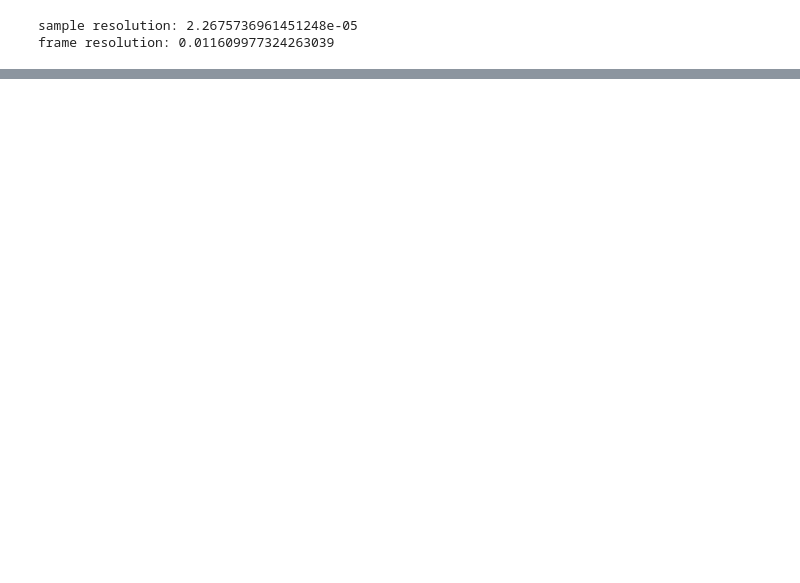
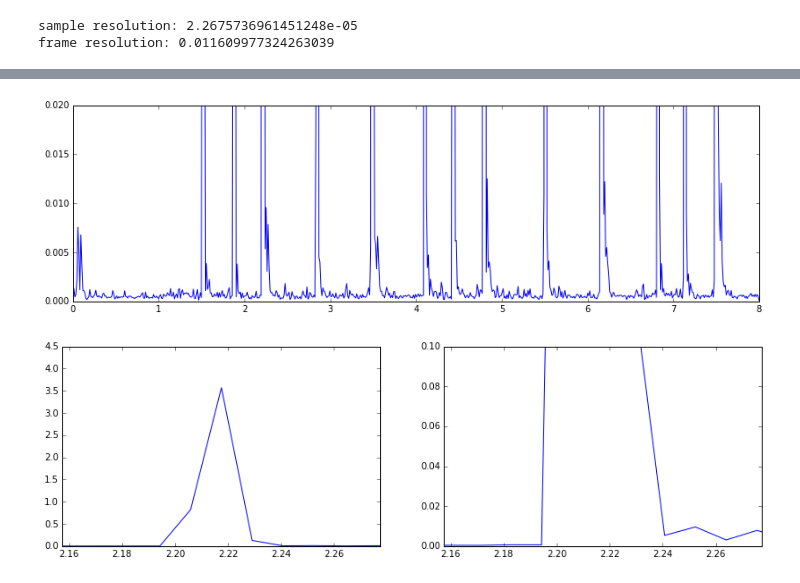
Before and after one commit to worldmaker18349276/K-AIKO, a Jupyter notebook: realtime_analysis.ipynb, the cells around one changed output, grey strips where cells are left out. Saved outputs shown, nothing was run; the diff lists cells and outputs as text; code cells hidden in the pictures; blank space fills up the shorter version.

```diff
--- a/realtime_analysis.ipynb
+++ b/realtime_analysis.ipynb
@@ -218,0 +218,15 @@ plt.ylim((0, 3))
+# %%
+plt.plot(t, envelope)
+plt.ylim((0, 0.02))
+plt.show()
+plt.subplot(121)
+plt.plot(t, envelope)
+plt.xlim((t[onset_indices[2]]-0.06, t[onset_indices[2]]+0.06))
+plt.subplot(122)
+plt.plot(t, envelope)
+plt.xlim((t[onset_indices[2]]-0.06, t[onset_indices[2]]+0.06))
+plt.ylim((0, 0.1))
+plt.show()
+# %% [output]
+[figure, added]
+[figure, added]
```
Also changed, not shown: parts of 15 cells of this notebook, 1 other file.
